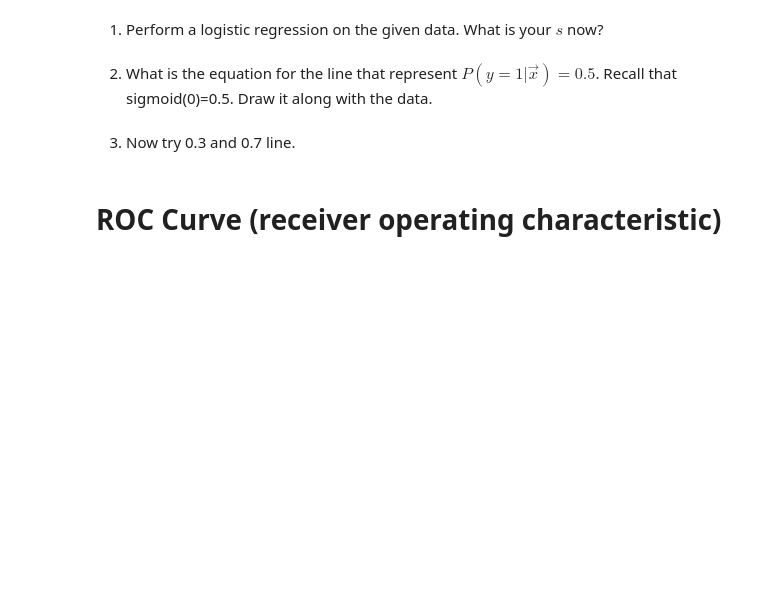
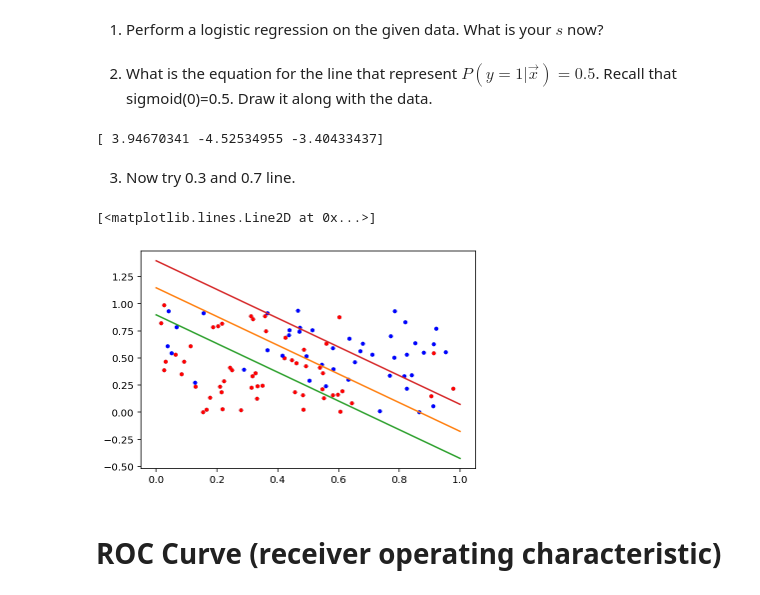
Before and after one commit to muic-pattern-rekt-2018/Exercise02-Logistic-Regression, a Jupyter notebook: Exercise 2 Logistic Regression.ipynb, the cells around one changed output. Saved outputs shown, nothing was run; the diff lists cells and outputs as text; code cells hidden in the pictures; blank space fills up the shorter version.

```diff
--- a/Exercise 2 Logistic Regression.ipynb
+++ b/Exercise 2 Logistic Regression.ipynb
@@ -319,7 +336,51 @@ df = pd.DataFrame(data=pad_xs.T, columns=('xclass', 'x1', 'x2'))
 # %% [markdown]
 2) What is the equation for the line that represent $P(y=1|\vec{x})=0.5$. Recall that sigmoid(0)=0.5. Draw it along with the data.
+# %%
+
+
+
+log = Logistic(xs, ys)
+log.fit()
+print(log.w)
+# %% [output]
+[ 3.94670341 -4.52534955 -3.40433437]
 # %% [markdown]
 3) Now try 0.3 and 0.7 line.
+# %%
+n = 100
+np.random.seed(9999)
+x1s = np.random.random(n)
+x2s = np.random.random(n)
+plt.plot(x1s, x2s, '.')
+def sigm(x):
+    return 1/(1+math.exp(-x))
+ys = np.array([ np.random.rand() > sigm(5*x1 + 5*x2 - 5) for x1, x2 in zip(x1s, x2s)], float)
+ys[ys==1] = 1
+ys[ys==0] = -1
+
+plt.plot(x1s[ys>0], x2s[ys>0], '.r')
+plt.plot(x1s[ys<0], x2s[ys<0], '.b')
+
+xs = np.vstack((x1s.T, x2s.T)) #this is how you stack them up vertically
+pad_xs = np.vstack((np.ones(n), xs))
+df = pd.DataFrame(data=pad_xs.T, columns=('xclass', 'x1', 'x2'))
+
+
+xs = np.linspace(0,1,100)
+ys = 3.9/3.4 - 4.5/3.4*xs
+plt.plot(xs, ys)
+
+
+xs = np.linspace(0,1,100)
+ys = (3.9-np.log(1/0.3-1))/3.4 - 4.5/3.4*xs
+plt.plot(xs, ys)
+
+xs = np.linspace(0,1,100)
+ys = (3.9-np.log(1/0.7-1))/3.4 - 4.5/3.4*xs
+plt.plot(xs, ys)
+# %% [output]
+[<matplotlib.lines.Line2D at 0x...>]
+[figure, added]
 # %% [markdown]
 # ROC Curve (receiver operating characteristic)
 # %% [markdown]
```
Also changed, not shown: parts of 5 cells of this notebook.
